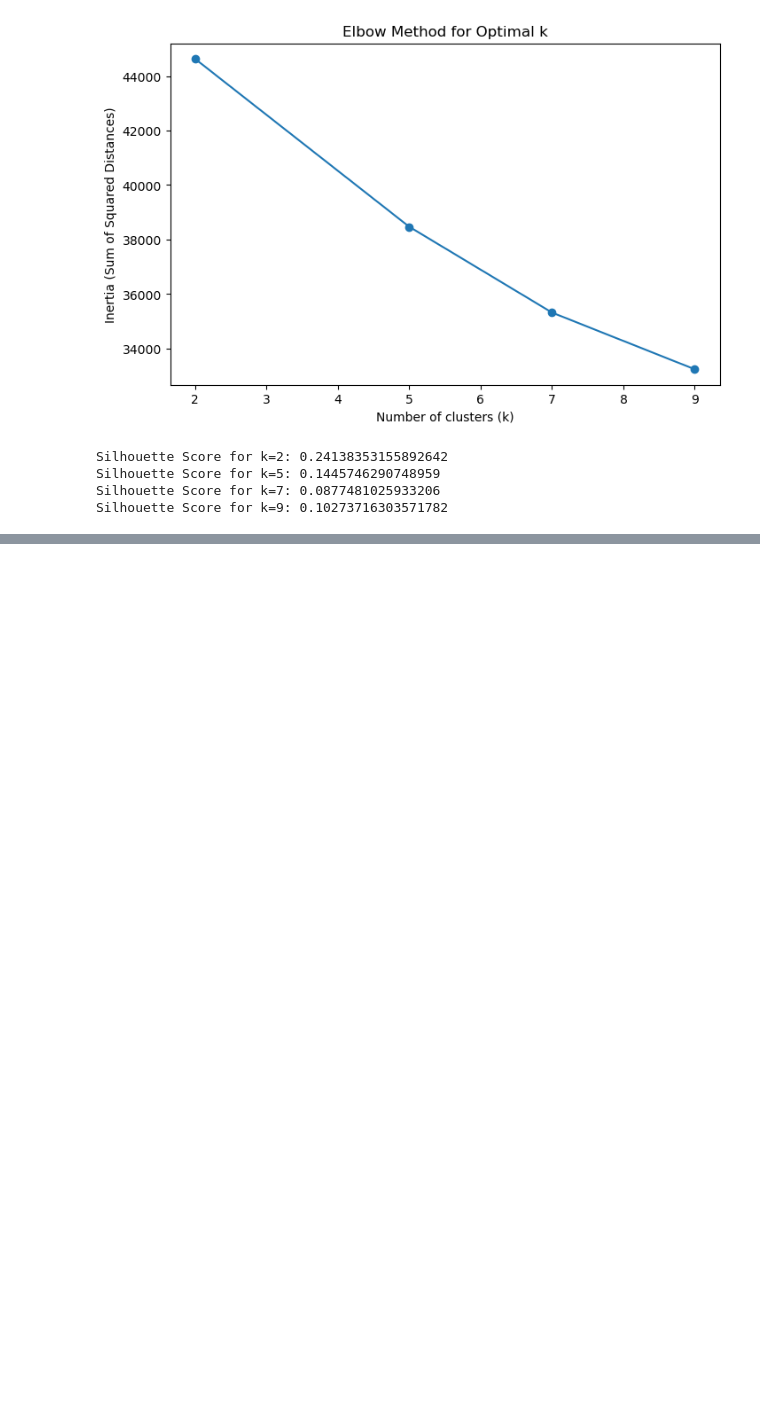
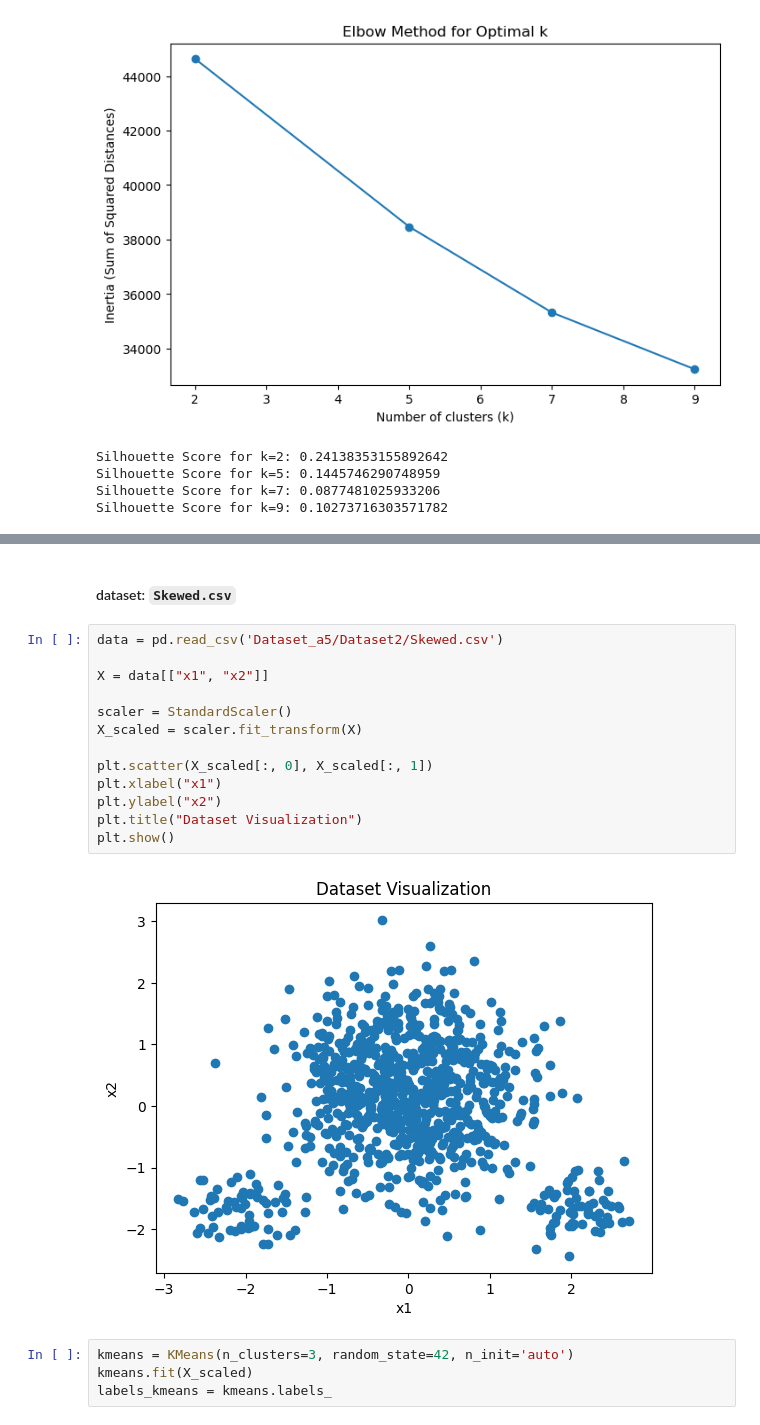
Before and after one commit to arghyawning/data-analytics-1-assignments, a Jupyter notebook: a5/code.ipynb, the cells around one changed output, grey strips where cells are left out. Cells and saved outputs as stored; diff of their text form; blank space fills up the shorter version.

```diff
--- a/a5/code.ipynb
+++ b/a5/code.ipynb
@@ -120,0 +381,21 @@ Silhouette Score for k=9: 0.10273716303571782
+# %% [markdown]
+#### dataset: `Skewed.csv`
+# %%
+data = pd.read_csv('Dataset_a5/Dataset2/Skewed.csv')
+
+X = data[["x1", "x2"]]
+
+scaler = StandardScaler()
+X_scaled = scaler.fit_transform(X)
+
+plt.scatter(X_scaled[:, 0], X_scaled[:, 1])
+plt.xlabel("x1")
+plt.ylabel("x2")
+plt.title("Dataset Visualization")
+plt.show()
+# %% [output]
+[figure, added]
+# %%
+kmeans = KMeans(n_clusters=3, random_state=42, n_init='auto')
+kmeans.fit(X_scaled)
+labels_kmeans = kmeans.labels_
```
Also changed, not shown: parts of 32 cells of this notebook.
